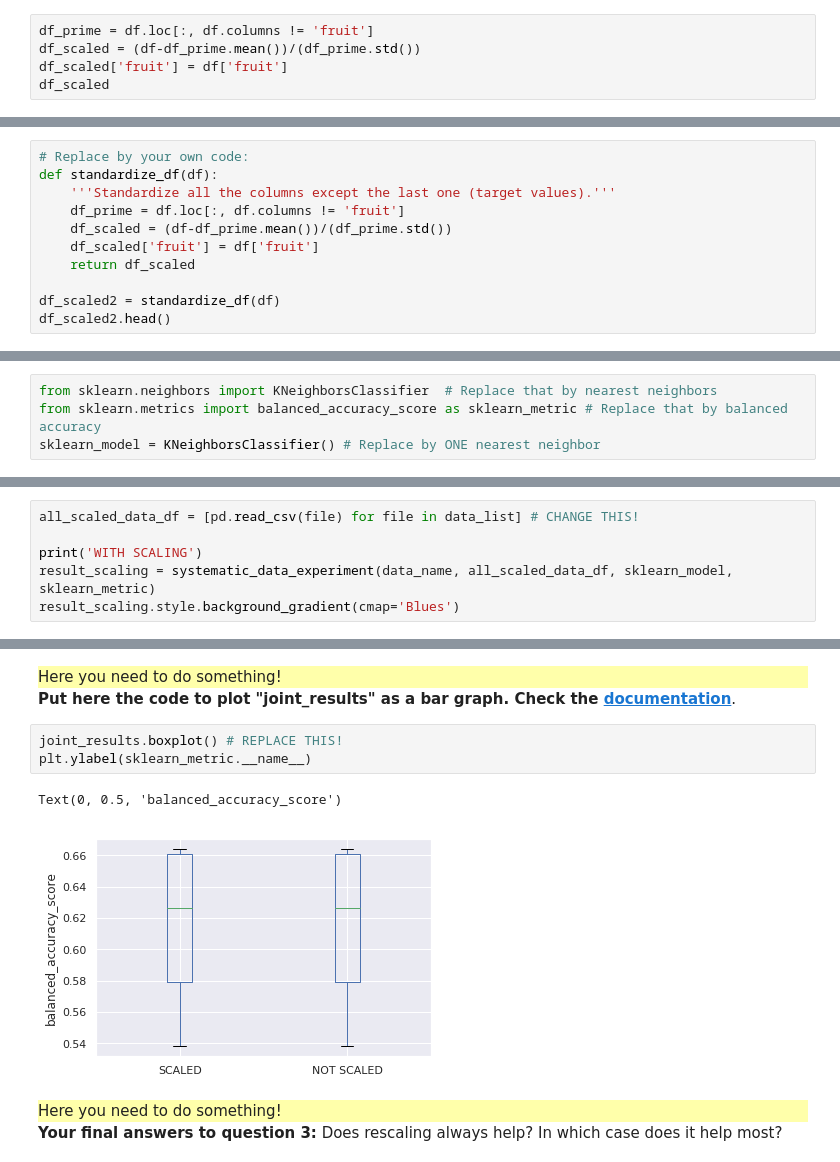
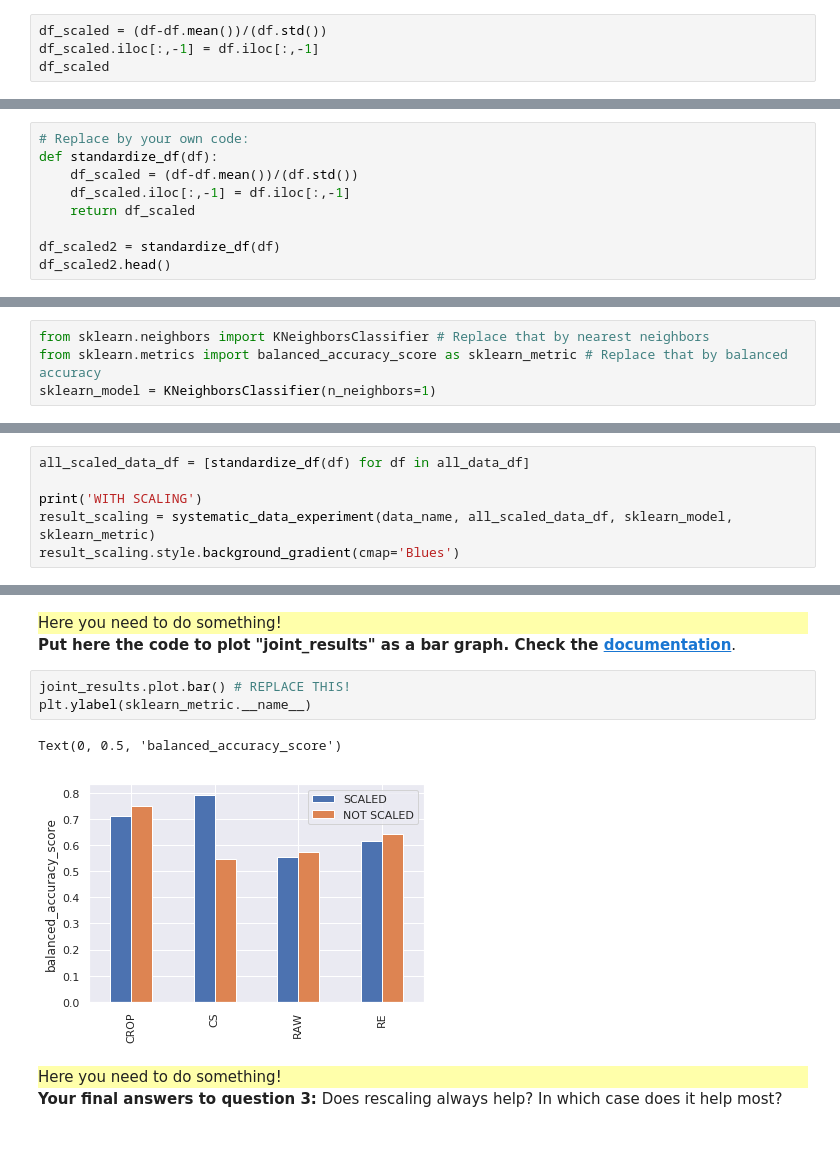
Before and after one commit to LiliZr/info232, a Jupyter notebook: TP2/TP2.ipynb, the cells around one changed output, grey strips where cells are left out. Saved outputs shown, nothing was run; the diff lists cells and outputs as text.

```diff
--- a/TP2/TP2.ipynb
+++ b/TP2/TP2.ipynb
@@ -166,8 +166,7 @@ df.head().style.background_gradient(cmap='Blues')
 </div>
 <b>Standardize the columns of "df", EXCEPT THE LAST ONE.</b>
 # %%
-df_prime = df.loc[:, df.columns != 'fruit']
-df_scaled = (df-df_prime.mean())/(df_prime.std())
-df_scaled['fruit'] = df['fruit']
+df_scaled = (df-df.mean())/(df.std())
+df_scaled.iloc[:,-1] = df.iloc[:,-1]
 df_scaled
 # %% [output]
@@ -227,10 +226,8 @@ Test your function with the same dataframe as in the previous questions and use
 # %%
 # Replace by your own code:
 def standardize_df(df):
-    '''Standardize all the columns except the last one (target values).'''
-    df_prime = df.loc[:, df.columns != 'fruit']
-    df_scaled = (df-df_prime.mean())/(df_prime.std())
-    df_scaled['fruit'] = df['fruit']
+    df_scaled = (df-df.mean())/(df.std())
+    df_scaled.iloc[:,-1] = df.iloc[:,-1]
     return df_scaled
 
 df_scaled2 = standardize_df(df)
@@ -291,6 +292,6 @@ Try to reason why this might be.
 </div>
 <b>Make necessary changes; USE THE DOCUMENTATION OF SCIKIT LEARN (do not copy on your neighbor).</b>
 # %%
-from sklearn.neighbors import KNeighborsClassifier  # Replace that by nearest neighbors
+from sklearn.neighbors import KNeighborsClassifier # Replace that by nearest neighbors
 from sklearn.metrics import balanced_accuracy_score as sklearn_metric # Replace that by balanced accuracy
-sklearn_model = KNeighborsClassifier() # Replace by ONE nearest neighbor
+sklearn_model = KNeighborsClassifier(n_neighbors=1)
@@ -333,7 +341,7 @@ What do you observe by comparing the accuracy on training data and on test data?
 </div>
 <b>Compute all_scaled_data_df in a one-line formula. Imitate the code in the previous cell.</b>
 # %%
-all_scaled_data_df = [pd.read_csv(file) for file in data_list] # CHANGE THIS!
+all_scaled_data_df = [standardize_df(df) for df in all_data_df]
 
 print('WITH SCALING')
 result_scaling = systematic_data_experiment(data_name, all_scaled_data_df, sklearn_model, sklearn_metric)
@@ -364,11 +372,11 @@ joint_results
 </div>
 <b>Put here the code to plot "joint_results" as a bar graph. Check the <a href="Check https://pandas.pydata.org/pandas-docs/stable/reference/api/pandas.DataFrame.plot.bar.html"> documentation</a></b>.
 # %%
-joint_results.boxplot() # REPLACE THIS!
+joint_results.plot.bar() # REPLACE THIS!
 plt.ylabel(sklearn_metric.__name__)
 # %% [output]
 Text(0, 0.5, 'balanced_accuracy_score')
-[figure, old version]
+[figure, new version]
 # %% [markdown]
 <div style="background:#FFFFAA">
     Here you need to do something!
```
Also changed, not shown: parts of 19 cells of this notebook.
